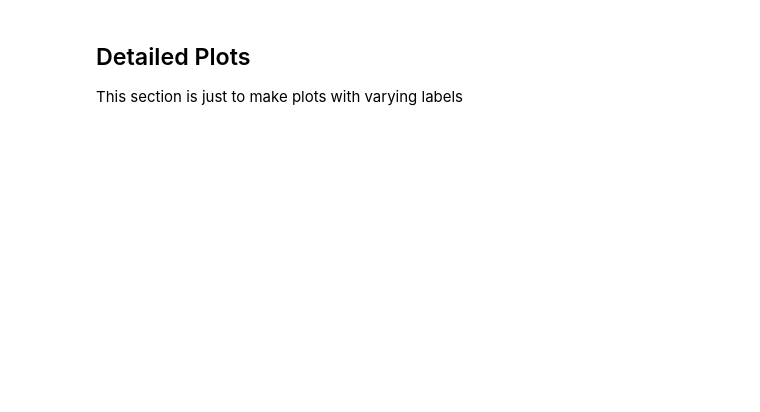
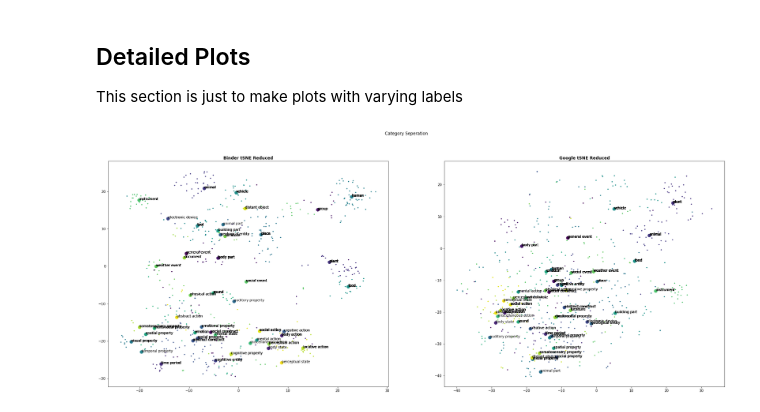
Before and after one commit to smazurchuk/b_lab, a Jupyter notebook: Natural_Cluster_Analysis.ipynb, the cells around one changed output. Cells and saved outputs as stored; diff of their text form; code cells hidden in the pictures; blank space fills up the shorter version.

```diff
--- a/Natural_Cluster_Analysis.ipynb
+++ b/Natural_Cluster_Analysis.ipynb
@@ -93,4 +100,8 @@ wordType = data['typeL']
 # Load other values
 L3 = data['L3']
 L4 = data['L4']
+# %%
+funcs.labeled_plot(B_red, G_red, L2, cats,'Category Seperation', 'category_labels.png')
+# %% [output]
+[figure, added]
 # %%
```
Also changed, not shown: parts of 6 cells of this notebook, 7 other files.
